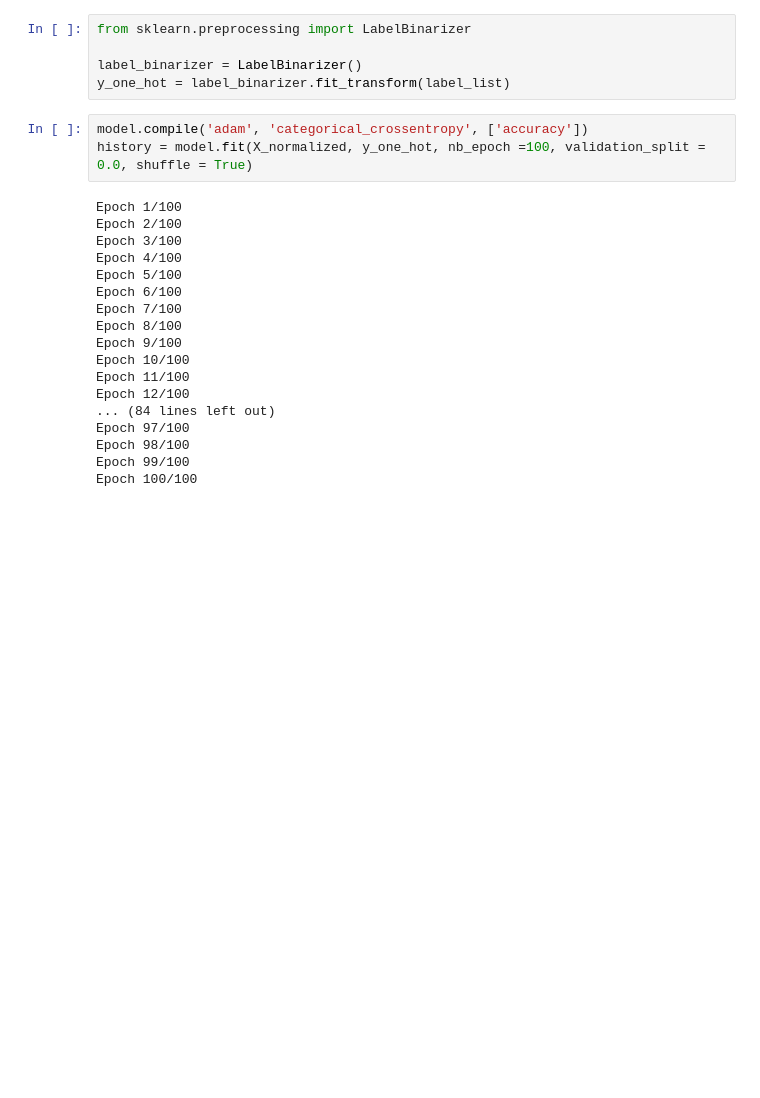
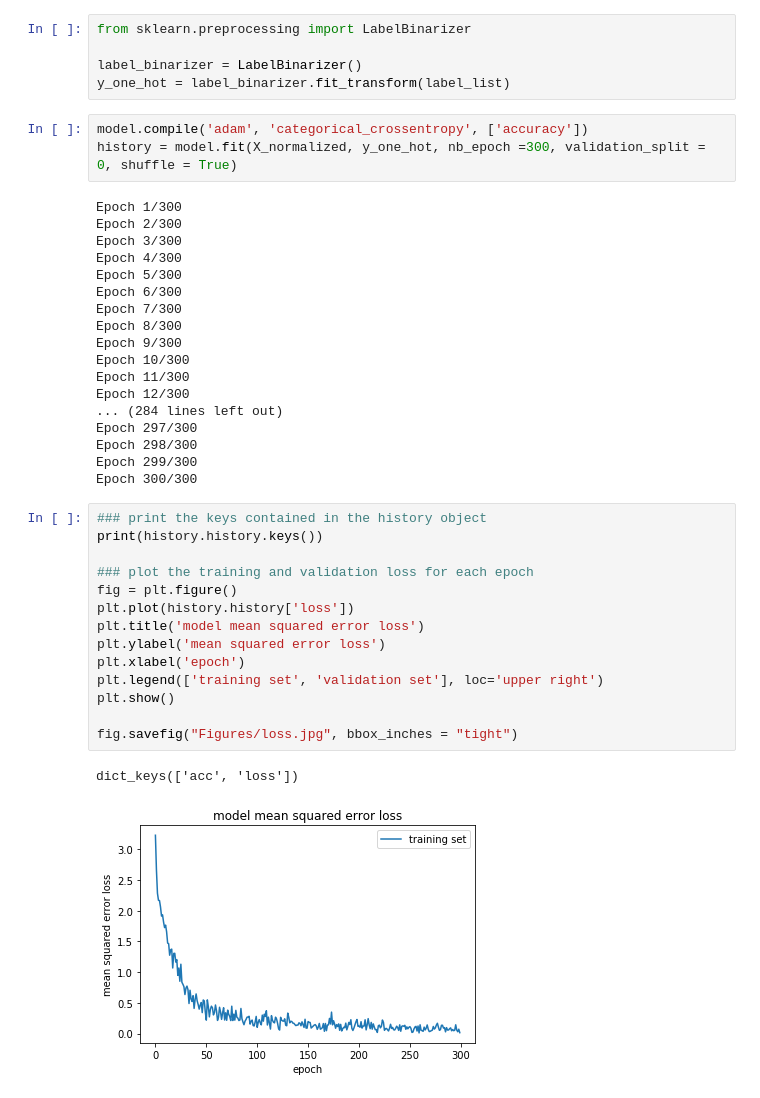
Before and after one commit to Aral-Sarrafi/Computer-vision-Project, a Jupyter notebook: Activity_Recognition_Updated.ipynb, the cells around one changed output. Saved outputs shown, nothing was run; the diff lists cells and outputs as text; blank space fills up the shorter version.

```diff
--- a/Activity_Recognition_Updated.ipynb
+++ b/Activity_Recognition_Updated.ipynb
@@ -236,22 +246,39 @@ label_binarizer = LabelBinarizer()
 y_one_hot = label_binarizer.fit_transform(label_list)
 # %%
 model.compile('adam', 'categorical_crossentropy', ['accuracy'])
-history = model.fit(X_normalized, y_one_hot, nb_epoch =100, validation_split = 0.0, shuffle = True)
+history = model.fit(X_normalized, y_one_hot, nb_epoch =300, validation_split = 0, shuffle = True)
 # %% [output]
-Epoch 1/100
-Epoch 2/100
-Epoch 3/100
-Epoch 4/100
-Epoch 5/100
-Epoch 6/100
-Epoch 7/100
-Epoch 8/100
-Epoch 9/100
-Epoch 10/100
-Epoch 11/100
-Epoch 12/100
-... (84 lines left out)
-Epoch 97/100
-Epoch 98/100
-Epoch 99/100
-Epoch 100/100
+Epoch 1/300
+Epoch 2/300
+Epoch 3/300
+Epoch 4/300
+Epoch 5/300
+Epoch 6/300
+Epoch 7/300
+Epoch 8/300
+Epoch 9/300
+Epoch 10/300
+Epoch 11/300
+Epoch 12/300
+... (284 lines left out)
+Epoch 297/300
+Epoch 298/300
+Epoch 299/300
+Epoch 300/300
+# %%
+### print the keys contained in the history object
+print(history.history.keys())
+
+### plot the training and validation loss for each epoch
+fig = plt.figure()
+plt.plot(history.history['loss'])
+plt.title('model mean squared error loss')
+plt.ylabel('mean squared error loss')
+plt.xlabel('epoch')
+plt.legend(['training set', 'validation set'], loc='upper right')
+plt.show()
+
+fig.savefig("Figures/loss.jpg", bbox_inches = "tight")
+# %% [output]
+dict_keys(['acc', 'loss'])
+[figure, added]
```
Also changed, not shown: parts of 7 cells of this notebook, 1 other file.
